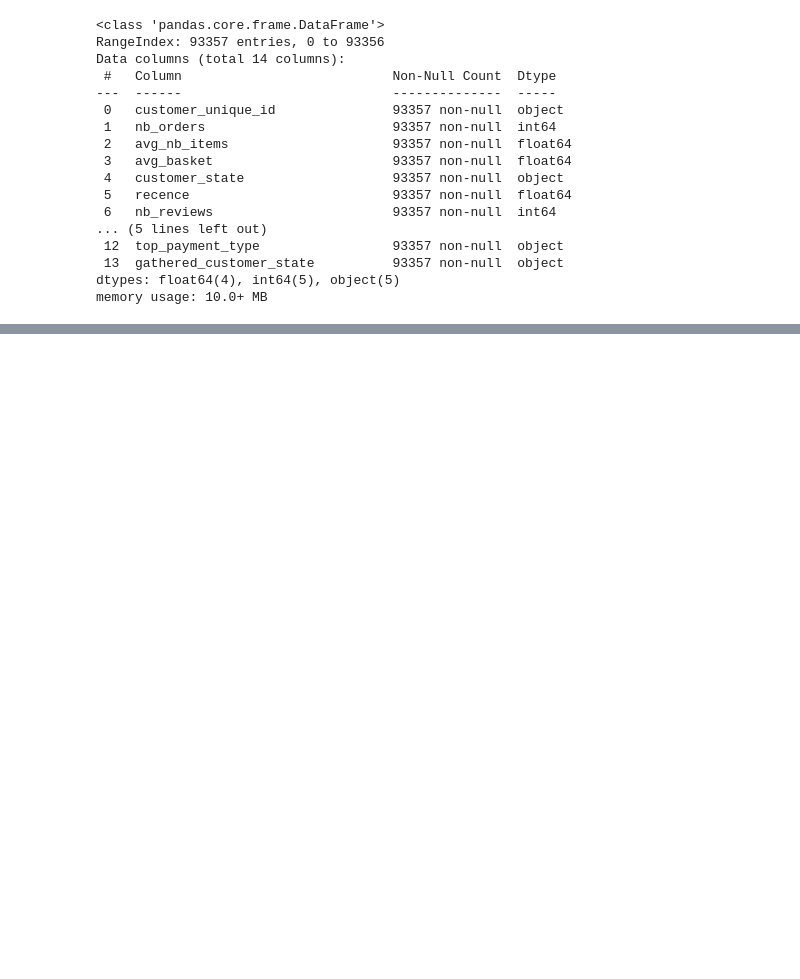
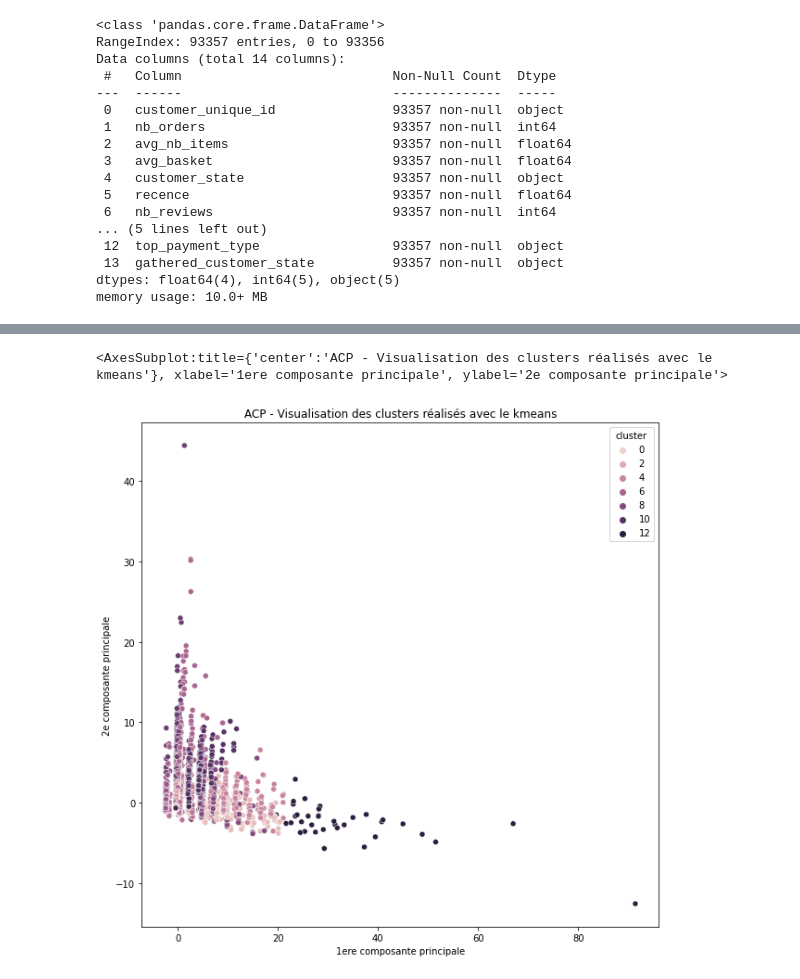
Before and after one commit to sebastienbourgeois/oc-p5-segmenter-clients-site-ecommerce, a Jupyter notebook: POLIST_02_notebookessais.ipynb, the cells around one changed output, grey strips where cells are left out. Saved outputs shown, nothing was run; the diff lists cells and outputs as text; code cells hidden in the pictures; blank space fills up the shorter version.

```diff
--- a/POLIST_02_notebookessais.ipynb
+++ b/POLIST_02_notebookessais.ipynb
@@ -297,0 +324,12 @@ for nb_clusters in liste_nb_clusters:
+# %%
+from sklearn.cluster import KMeans
+
+# Application du kmeans avec 13 clusters
+kmeans = KMeans(n_clusters=13).fit(std_clients_data_kmeans)
+clusters_kmeans = kmeans.labels_
+# %%
+from sklearn import decomposition
+
+acp = decomposition.PCA(n_components=2)
+cp_kmeans = pd.DataFrame(data=acp.fit_transform(std_clients_data_kmeans), columns=["cp_1", "cp_2"])
+cp_kmeans["cluster"] = clusters_kmeans
@@ -297,0 +342,11 @@ for nb_clusters in liste_nb_clusters:
+# %%
+import seaborn as sns
+
+fig=plt.figure(figsize=[10, 10])
+plt.xlabel("1ere composante principale")
+plt.ylabel("2e composante principale")
+plt.title("ACP - Visualisation des clusters réalisés avec le kmeans")
+sns.scatterplot(data=cp_kmeans, x="cp_1", y="cp_2", hue="cluster")
+# %% [output]
+<AxesSubplot:title={'center':'ACP - Visualisation des clusters réalisés avec le kmeans'}, xlabel='1ere composante principale', ylabel='2e composante principale'>
+[figure, added]
```
Also changed, not shown: parts of 5 cells of this notebook.
